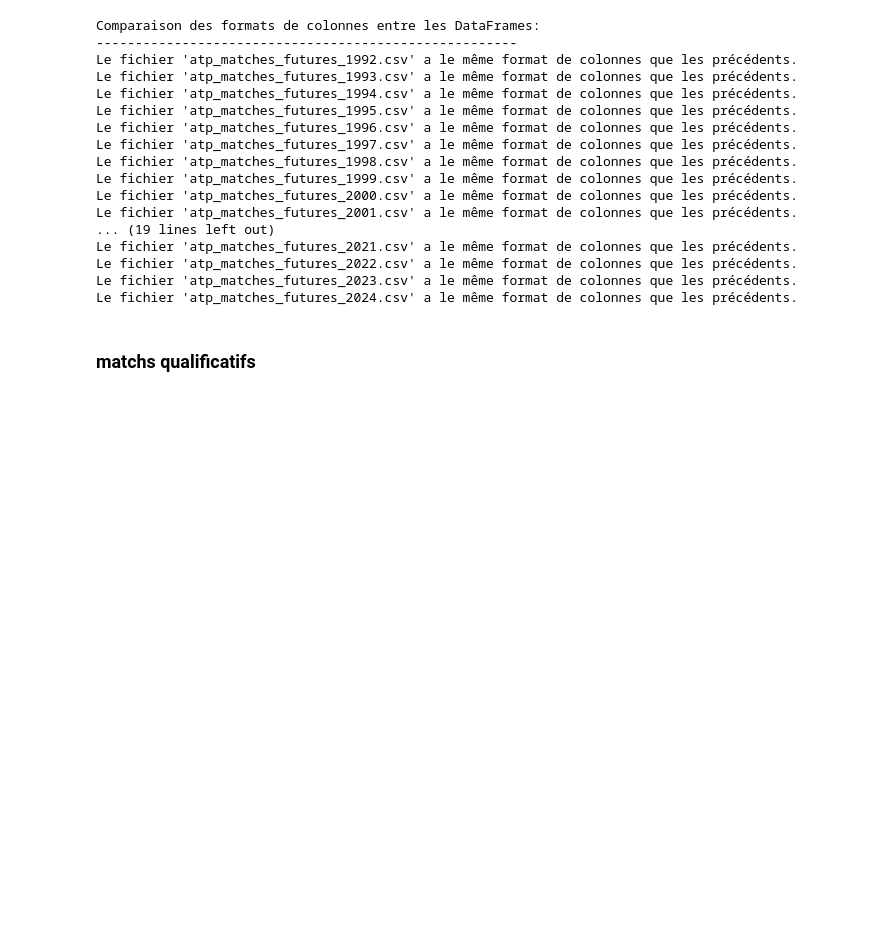
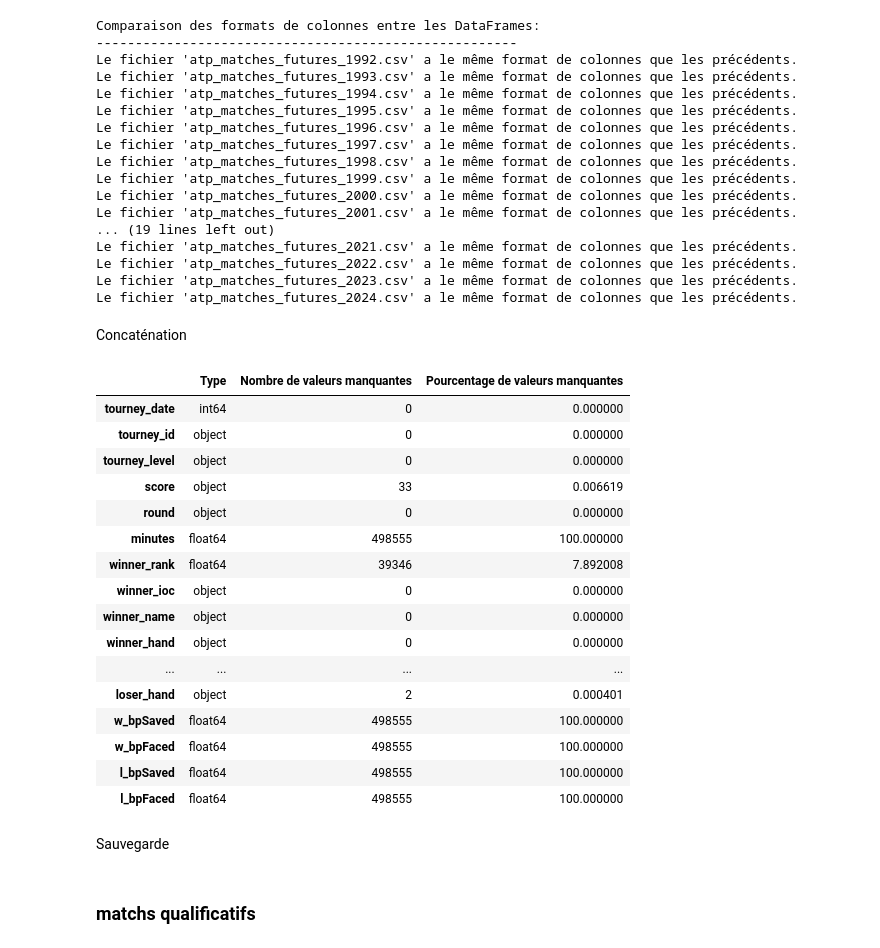
Before and after one commit to ChristelleTessier/Traitement-de-donnees, a Jupyter notebook: Test_vacances/Verif format ATP.ipynb, the cells around one changed output. Cells and saved outputs as stored; diff of their text form; code cells hidden in the pictures; blank space fills up the shorter version.

```diff
--- a/Test_vacances/Verif format ATP.ipynb
+++ b/Test_vacances/Verif format ATP.ipynb
@@ -362,3 +282,5 @@ Le fichier 'atp_matches_futures_2021.csv' a le même format de colonnes que les
 Le fichier 'atp_matches_futures_2022.csv' a le même format de colonnes que les précédents.
 Le fichier 'atp_matches_futures_2023.csv' a le même format de colonnes que les précédents.
 Le fichier 'atp_matches_futures_2024.csv' a le même format de colonnes que les précédents.
+# %% [markdown]
+Concaténation
@@ -365 +289,24 @@ Le fichier 'atp_matches_futures_2024.csv' a le même format de colonnes que les
+# %%
+atp_matches_futures_1992_2024 = atp_matches_futures_1992_2024[var_interet]
+afficher(atp_matches_futures_1992_2024)
+# %% [output]
+|  | Type | Nombre de valeurs manquantes | Pourcentage de valeurs manquantes |
+| tourney_date | int64 | 0 | 0.000000 |
+| tourney_id | object | 0 | 0.000000 |
+| tourney_level | object | 0 | 0.000000 |
+| score | object | 33 | 0.006619 |
+| round | object | 0 | 0.000000 |
+| minutes | float64 | 498555 | 100.000000 |
+| winner_rank | float64 | 39346 | 7.892008 |
+| winner_ioc | object | 0 | 0.000000 |
+| winner_name | object | 0 | 0.000000 |
+| winner_hand | object | 0 | 0.000000 |
+| ... | ... | ... | ... |
+| loser_hand | object | 2 | 0.000401 |
+| w_bpSaved | float64 | 498555 | 100.000000 |
+| w_bpFaced | float64 | 498555 | 100.000000 |
+| l_bpSaved | float64 | 498555 | 100.000000 |
+| l_bpFaced | float64 | 498555 | 100.000000 |
+# %% [markdown]
+Sauvegarde
 # %%
```
Also changed, not shown: parts of 54 cells of this notebook, 39 other files.
